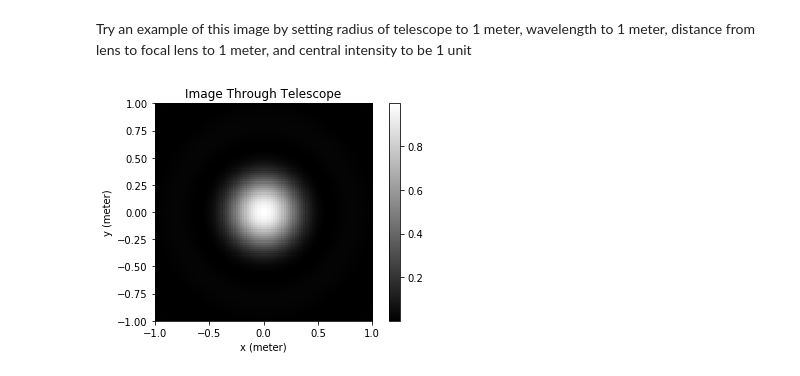
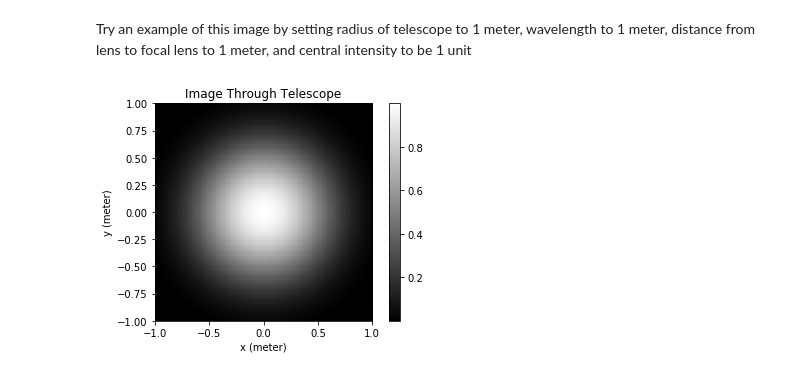
Before and after one commit to samuelwong100/wong_sunyiusamuel_Assignment1, a Jupyter notebook: question3/question3.ipynb, the cells around one changed output. Saved outputs shown, nothing was run; the diff lists cells and outputs as text; code cells hidden in the pictures.

Commit message:
changed image call parameters

```diff
--- a/question3/question3.ipynb
+++ b/question3/question3.ipynb
@@ -67,6 +67,6 @@ def image(a,lam,R,I_0):
 # %% [markdown]
 Try an example of this image by setting radius of telescope to 1 meter, wavelength to 1 meter, distance from lens to focal lens to 1 meter, and central intensity to be 1 unit
 # %%
-image(1,1,1,1)
+image(0.5,1,1,1)
 # %% [output]
-[figure, old version]
+[figure, new version]
```
